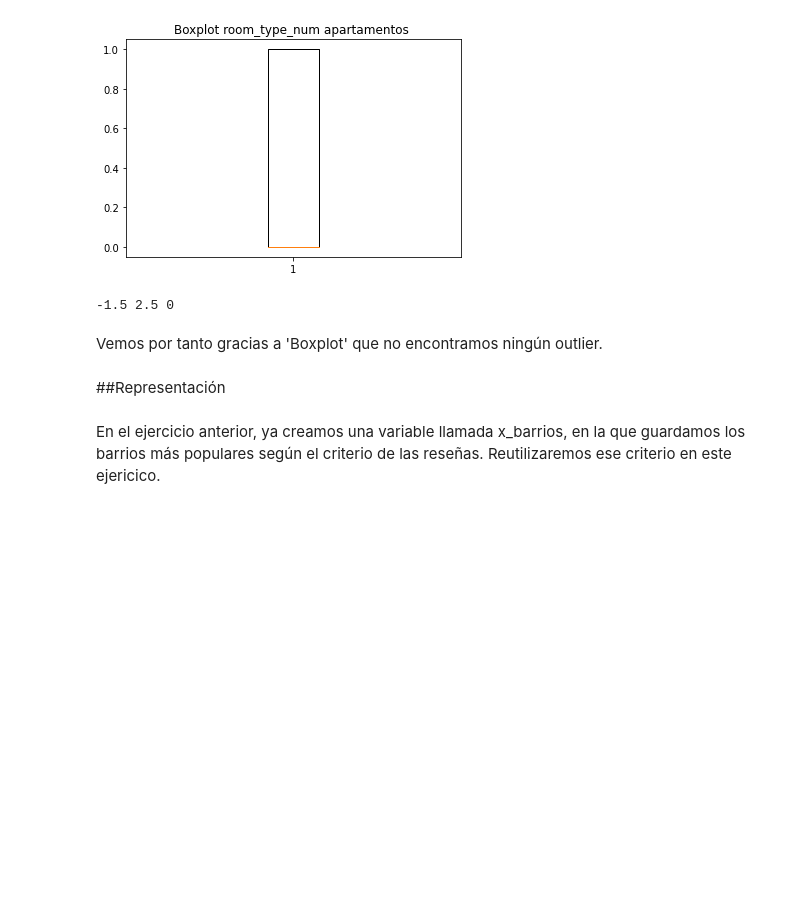
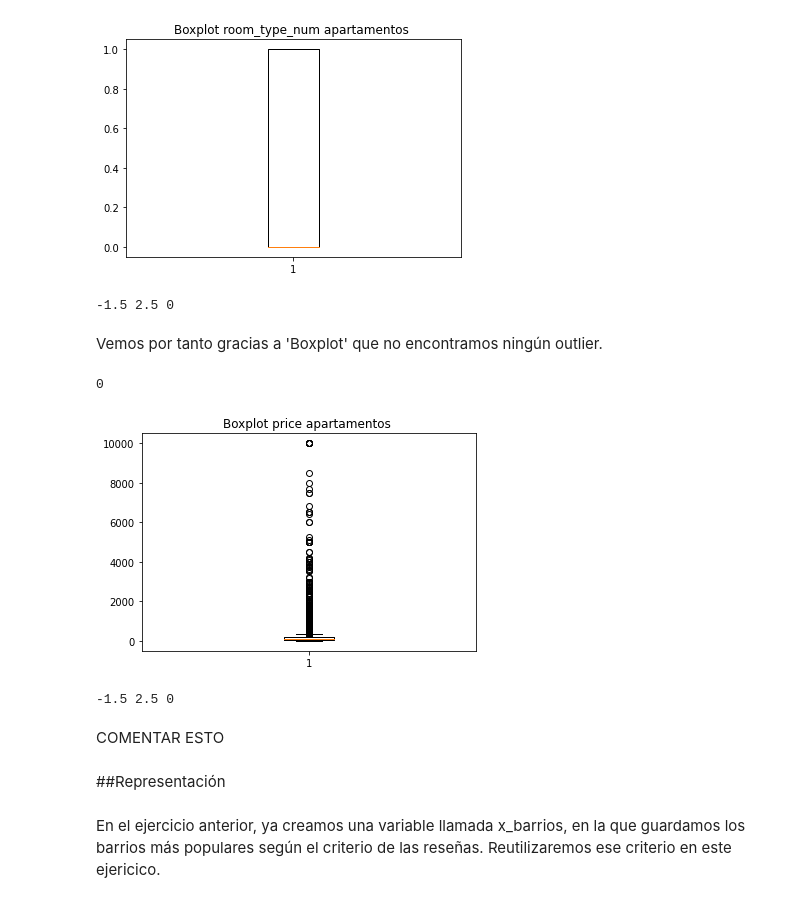
Before and after one commit to amayasarasacolina/MineriaL1P1, a Jupyter notebook: L1P1.ipynb, the cells around one changed output. Drawn from its saved outputs; the diff is of its cells as text; code cells hidden in the pictures; blank space fills up the shorter version.

```diff
--- a/L1P1.ipynb
+++ b/L1P1.ipynb
@@ -777,6 +777,31 @@ print(min, max, len(outliers))
 -1.5 2.5 0
 # %% [markdown]
 Vemos por tanto gracias a 'Boxplot' que no encontramos ningún outlier.
+# %%
+price_nan= df['price'].isna().sum()
+price_nan
+# %% [output]
+0
+# %%
+import matplotlib.pyplot as plt
+boxplot_price=df['price']
+plt.boxplot(boxplot_price)
+plt.title('Boxplot price apartamentos ')
+plt.show()
+# %% [output]
+[figure, added]
+# %%
+from matplotlib.cbook import boxplot_stats
+stats = boxplot_stats(boxplot_room_type_num)
+stats = stats[0]
+outliers = stats['fliers']
+min = stats['q1']-1.5*stats['iqr']
+max = stats['q3']+1.5*stats['iqr']
+print(min, max, len(outliers))
+# %% [output]
+-1.5 2.5 0
+# %% [markdown]
+COMENTAR ESTO
 # %% [markdown]
 ##Representación
 # %% [markdown]
```
Also changed, not shown: parts of 16 cells of this notebook.
